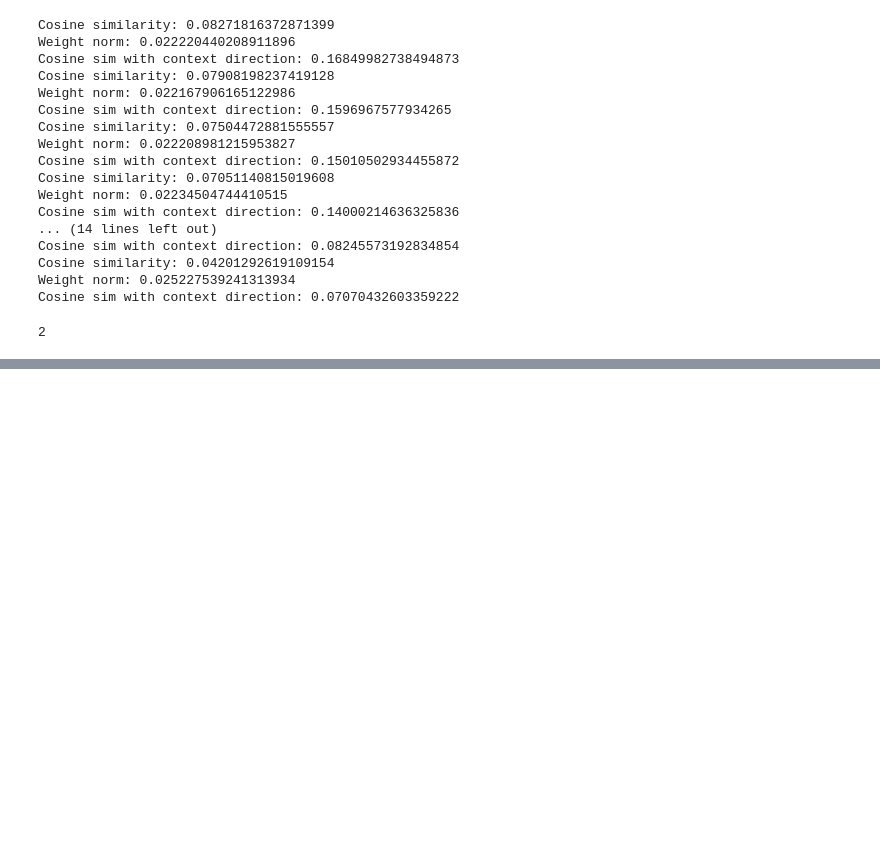
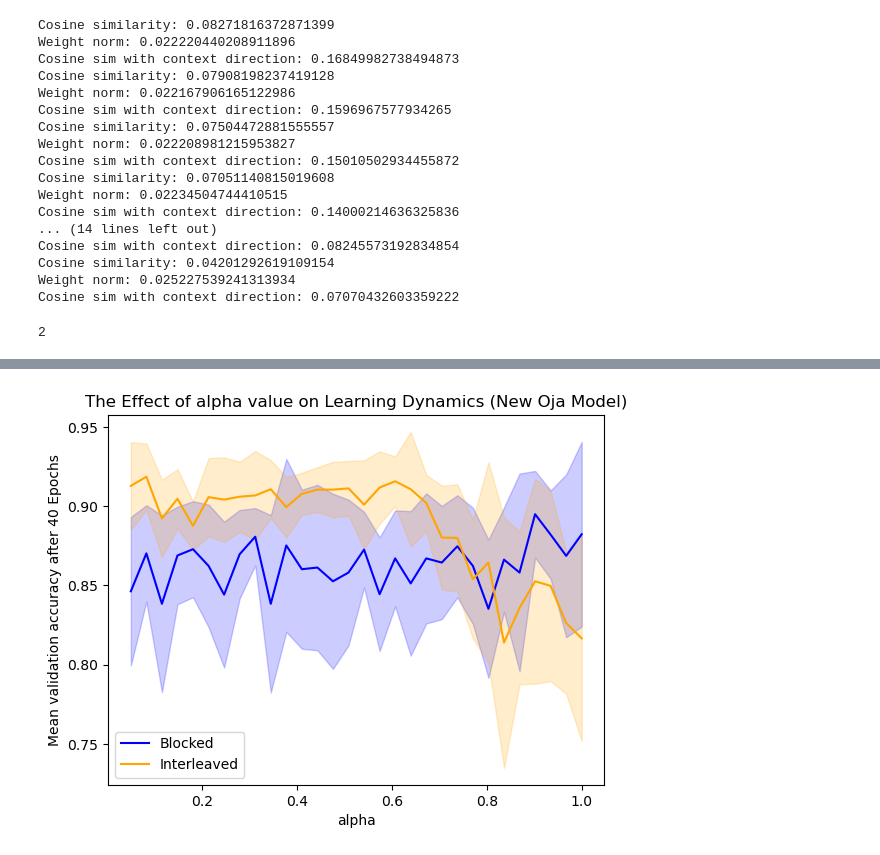
Before and after one commit to CalculatorAddict/ISC-ablations, a Jupyter notebook: hebbian_learning.ipynb, the cells around one changed output, grey strips where cells are left out. Drawn from its saved outputs; the diff is of its cells as text; code cells hidden in the pictures; blank space fills up the shorter version.

Commit message:
run alpha ema gridsearch on updated setup

```diff
--- a/hebbian_learning.ipynb
+++ b/hebbian_learning.ipynb
@@ -291,0 +294,11 @@ len(torch.unique(train_x, dim=0))
+# %%
+error_data = []
+num_epochs = 40
+
+for alpha in np.linspace(0.05,1,30):
+    print(f'Now training Hebbian model with alpha={alpha:.2f}...')
+    error_data += hebbian_model.run_hebbian_experiment(num_epochs=num_epochs, alpha=alpha)
+    print('\t...finished!\n')
+
+error_data = pd.concat(error_data,axis=0)
+error_data.to_csv('data/hebbian_alpha_new_setup.csv')
@@ -291,0 +328,38 @@ len(torch.unique(train_x, dim=0))
+# %%
+import matplotlib.pyplot as plt
+
+alphas = np.linspace(0.05, 1, 30)
+mean_accs_blocked, std_accs_blocked = [], []
+mean_accs_interleaved, std_accs_interleaved = [], []
+
+for alpha in alphas:
+    for condition, mean_list, std_list in [
+        ('blocked', mean_accs_blocked, std_accs_blocked),
+        ('interleaved', mean_accs_interleaved, std_accs_interleaved),
+    ]:
+        subset = error_data[(error_data['alpha'] == alpha) & (error_data['condition'] == condition)]
+        per_model = subset.groupby('model')['acc'].mean()
+        mean_list.append(per_model.mean())
+        std_list.append(per_model.std())
+
+mean_accs_blocked = np.array(mean_accs_blocked)
+std_accs_blocked = np.array(std_accs_blocked)
+mean_accs_interleaved = np.array(mean_accs_interleaved)
+std_accs_interleaved = np.array(std_accs_interleaved)
+
+plt.plot(alphas, mean_accs_blocked, color='blue', label='Blocked')
+plt.fill_between(alphas, mean_accs_blocked - std_accs_blocked, mean_accs_blocked + std_accs_blocked,
+                 alpha=0.2, color='blue')
+
+plt.plot(alphas, mean_accs_interleaved, color='orange', label='Interleaved')
+plt.fill_between(alphas, mean_accs_interleaved - std_accs_interleaved, mean_accs_interleaved + std_accs_interleaved,
+                 alpha=0.2, color='orange')
+
+plt.title('The Effect of alpha value on Learning Dynamics (New Oja Model)')
+plt.legend()
+plt.xlabel('alpha')
+plt.ylabel(f'Mean validation accuracy after {num_epochs} Epochs')
+plt.savefig('images/ema/alpha_grid_search')
+plt.show()
+# %% [output]
+[figure, added]
```
Also changed, not shown: parts of 4 cells of this notebook, 2 other files.
